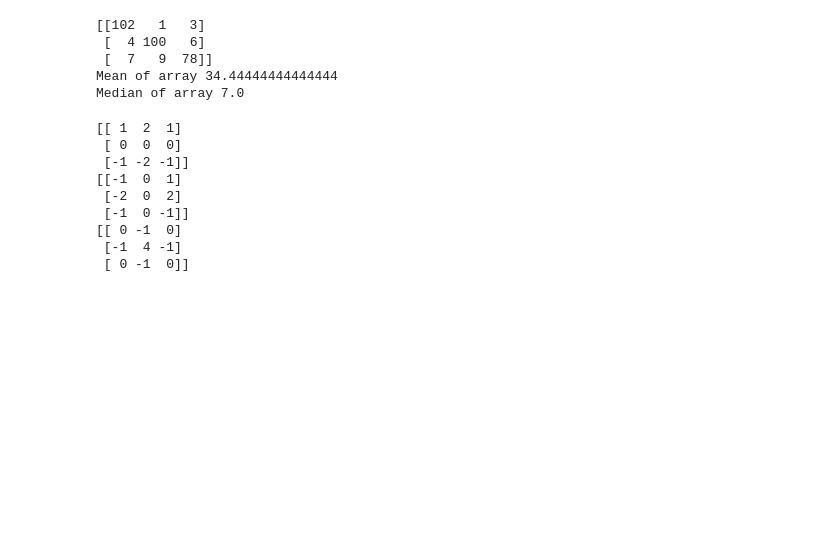
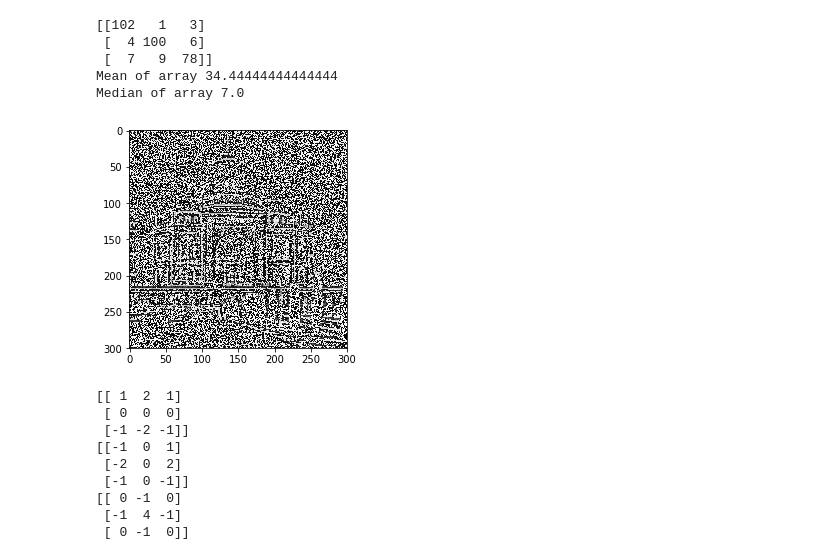
Before and after one commit to thisisashukla/computer-vision, a Jupyter notebook: foundation/05_neighborhood_operations.ipynb, the cells around one changed output. Saved outputs shown, nothing was run; the diff lists cells and outputs as text; code cells hidden in the pictures; blank space fills up the shorter version.

```diff
--- a/foundation/05_neighborhood_operations.ipynb
+++ b/foundation/05_neighborhood_operations.ipynb
@@ -13,7 +13,7 @@ import numpy as np
 import matplotlib.pyplot as plt
 np.set_printoptions(threshold=sys.maxsize, linewidth = 120)
 # %%
-img = cv2.imread("C://Users//ankushukla//Documents//Work//CV Training//taj.jpg")
+img = cv2.imread("C://Users//ankushukla//Documents//Work//CV Training//Images//taj.jpg")
 img = cv2.cvtColor(img, cv2.COLOR_BGR2GRAY)
 # %%
 average3 = np.ones((3,3))/9
@@ -54,6 +54,11 @@ print('Median of array {}'.format(np.median(array)))
  [  7   9  78]]
 Mean of array 34.44444444444444
 Median of array 7.0
+# %%
+plt.imshow(img-medianImg, cmap='gray', vmin=0, vmax=255)
+plt.show()
+# %% [output]
+[figure, added]
 # %%
 sobelx = np.array([[1,2,1], [0,0,0],[-1,-2,-1]])
 sobely = np.array([[-1,0,1], [-2,0,2],[-1,0,-1]])
```
Also changed, not shown: 2 other files.
